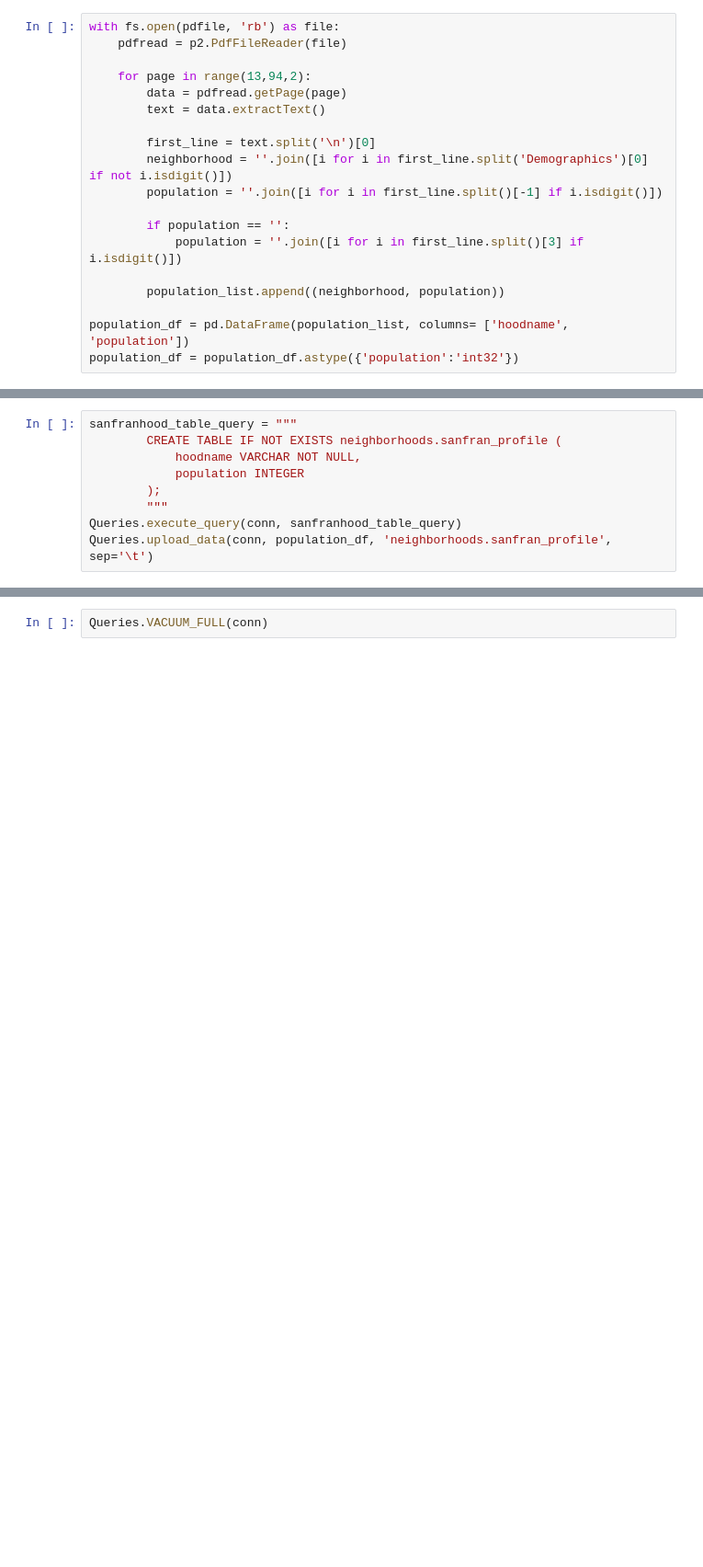
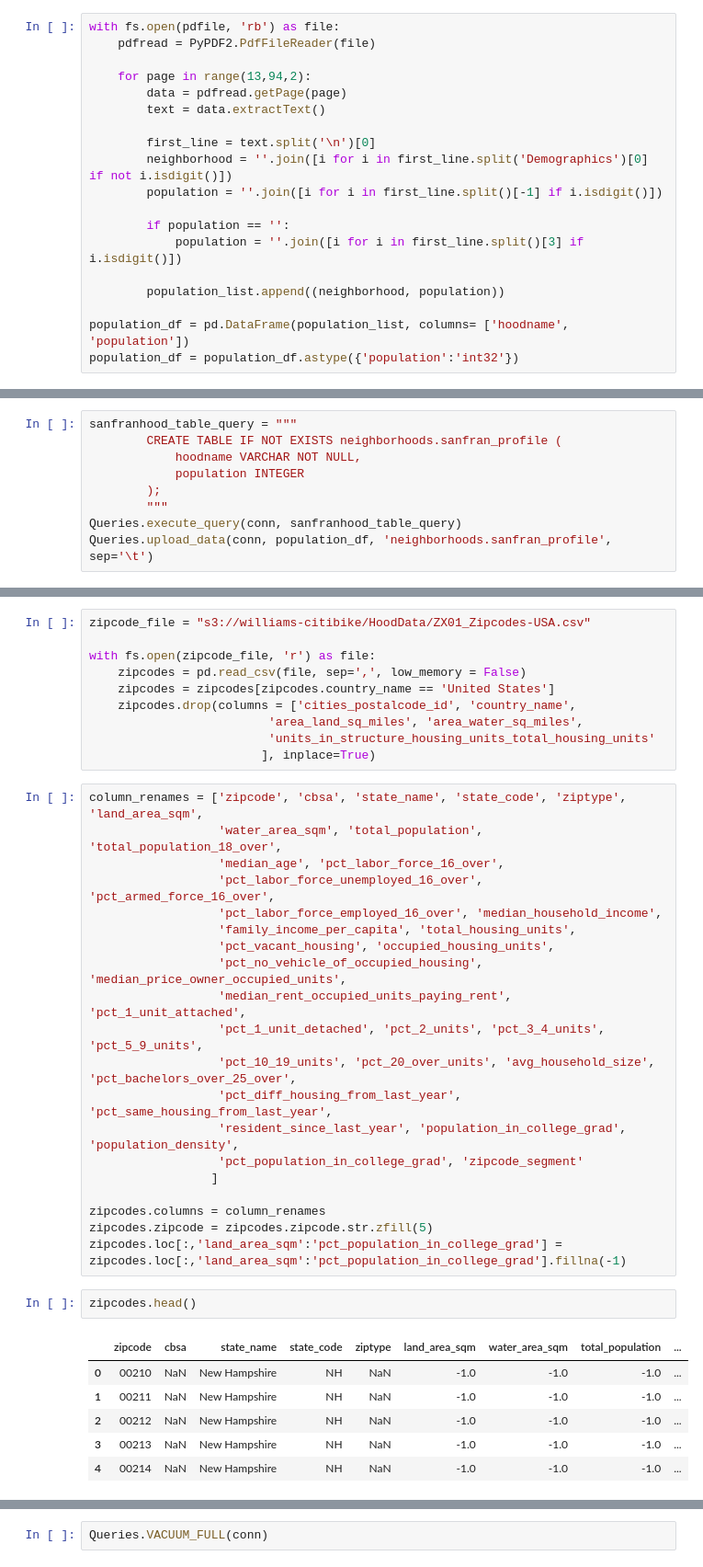
Before and after one commit to Williamdst/Bike-Share-USA, a Jupyter notebook: II_Building-Database.ipynb, the cells around one changed output, grey strips where cells are left out. Shown at 92% size. Saved outputs shown, nothing was run; the diff lists cells and outputs as text; blank space fills up the shorter version.

Commit message:
Uploaded Zipcodes to the Database
Uploaded the zipcodes to the database

```diff
--- a/II_Building-Database.ipynb
+++ b/II_Building-Database.ipynb
@@ -1331,7 +1333,7 @@ pdfile = "s3://williams-citibike/HoodData/SX01_SanFran-Neighborhoods-Data.pdf"
 population_list = []
 # %%
 with fs.open(pdfile, 'rb') as file:
-    pdfread = p2.PdfFileReader(file)
+    pdfread = PyPDF2.PdfFileReader(file)
 
     for page in range(13,94,2):
         data = pdfread.getPage(page)
@@ -1370,0 +1377,39 @@ Queries.upload_data(conn, population_df, 'neighborhoods.sanfran_profile', sep='\
+# %%
+zipcode_file = "s3://williams-citibike/HoodData/ZX01_Zipcodes-USA.csv"
+
+with fs.open(zipcode_file, 'r') as file:
+    zipcodes = pd.read_csv(file, sep=',', low_memory = False)
+    zipcodes = zipcodes[zipcodes.country_name == 'United States']
+    zipcodes.drop(columns = ['cities_postalcode_id', 'country_name',
+                         'area_land_sq_miles', 'area_water_sq_miles',
+                         'units_in_structure_housing_units_total_housing_units'
+                        ], inplace=True)
+# %%
+column_renames = ['zipcode', 'cbsa', 'state_name', 'state_code', 'ziptype', 'land_area_sqm',
+                  'water_area_sqm', 'total_population', 'total_population_18_over',
+                  'median_age', 'pct_labor_force_16_over',
+                  'pct_labor_force_unemployed_16_over', 'pct_armed_force_16_over',
+                  'pct_labor_force_employed_16_over', 'median_household_income',
+                  'family_income_per_capita', 'total_housing_units',
+                  'pct_vacant_housing', 'occupied_housing_units',
+                  'pct_no_vehicle_of_occupied_housing', 'median_price_owner_occupied_units',
+                  'median_rent_occupied_units_paying_rent', 'pct_1_unit_attached',
+                  'pct_1_unit_detached', 'pct_2_units', 'pct_3_4_units', 'pct_5_9_units',
+                  'pct_10_19_units', 'pct_20_over_units', 'avg_household_size', 'pct_bachelors_over_25_over',
+                  'pct_diff_housing_from_last_year', 'pct_same_housing_from_last_year',
+                  'resident_since_last_year', 'population_in_college_grad', 'population_density',
+                  'pct_population_in_college_grad', 'zipcode_segment'
+                 ]
+
+zipcodes.columns = column_renames
+zipcodes.zipcode = zipcodes.zipcode.str.zfill(5)
+zipcodes.loc[:,'land_area_sqm':'pct_population_in_college_grad'] = zipcodes.loc[:,'land_area_sqm':'pct_population_in_college_grad'].fillna(-1)
+# %%
+zipcodes.head()
+# %% [output]
+|  | zipcode | cbsa | state_name | state_code | ziptype | land_area_sqm | water_area_sqm | total_population | ... |
+| 0 | 00210 | NaN | New Hampshire | NH | NaN | -1.0 | -1.0 | -1.0 | ... |
+| 1 | 00211 | NaN | New Hampshire | NH | NaN | -1.0 | -1.0 | -1.0 | ... |
+| 2 | 00212 | NaN | New Hampshire | NH | NaN | -1.0 | -1.0 | -1.0 | ... |
+| 3 | 00213 | NaN | New Hampshire | NH | NaN | -1.0 | -1.0 | -1.0 | ... |
+| 4 | 00214 | NaN | New Hampshire | NH | NaN | -1.0 | -1.0 | -1.0 | ... |
```
Also changed, not shown: parts of 46 cells of this notebook, 1 other file.
